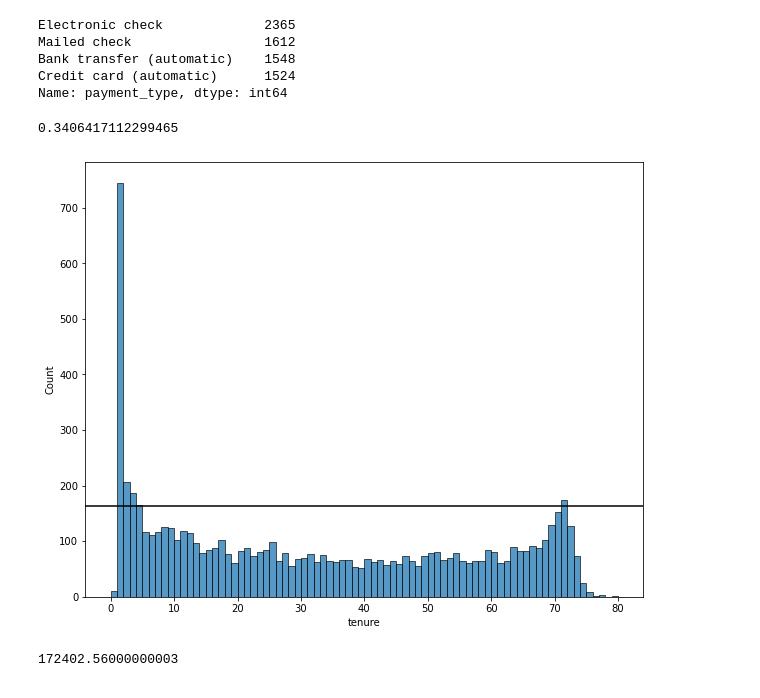
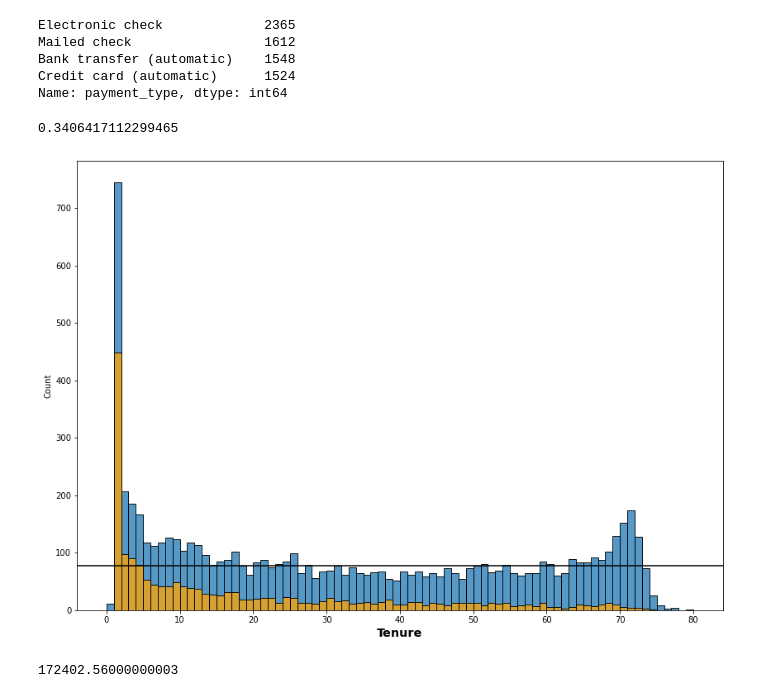
Before and after one commit to AndrewRachuig/Visualization-Project, a Jupyter notebook: Vis Project Data exploration.ipynb, the cells around one changed output. Saved outputs shown, nothing was run; the diff lists cells and outputs as text; code cells hidden in the pictures.

Commit message:
finished project data

```diff
--- a/Vis Project Data exploration.ipynb
+++ b/Vis Project Data exploration.ipynb
@@ -446,16 +460,24 @@ Bank transfer (automatic)    1548
 Credit card (automatic)      1524
 Name: payment_type, dtype: int64
 # %%
-plt.figure(figsize = (10,8))
-sns.histplot(data = cust_details[cust_details.churn == "Yes"], x= cust_details.tenure, binwidth=1)
-plt.axhline(163, c = 'k')
+churned = cust_details[(cust_details.churn == "Yes")]
+
+plt.figure(figsize = (14,10))
+sns.histplot(data = cust_details, x = cust_details.tenure, binwidth=1)
+sns.histplot(data = churned, x= churned.tenure, binwidth=1, color= 'orange')
+plt.xlabel('Tenure',size = "x-large", weight = "bold", stretch = "expanded")
+plt.Text()
+
+
+
+plt.axhline(78, c = 'k')
 
 # A dramatic decrease in customer churn after month 1 and up to 4; introduce a strategy of Buy 3 months get one Free?
 # 1/3 of all customers who churn do so at 4 months or less
-cust_details[(cust_details.churn == "Yes") & (cust_details.tenure <= 4)].shape[0] / cust_details[cust_details.churn == 'Yes'].shape[0]
+churned[churned.tenure <= 4].shape[0] / churned.shape[0]
 # %% [output]
 0.3406417112299465
-[figure, old version]
+[figure, new version]
 # %%
 four_month_churn = cust_details[(cust_details.churn == 'Yes') & (cust_details.tenure < 4)]
 one_month_churn.monthly_charges.sum() * 11 * .4
```
Also changed, not shown: parts of 3 cells of this notebook, 1 other file.
